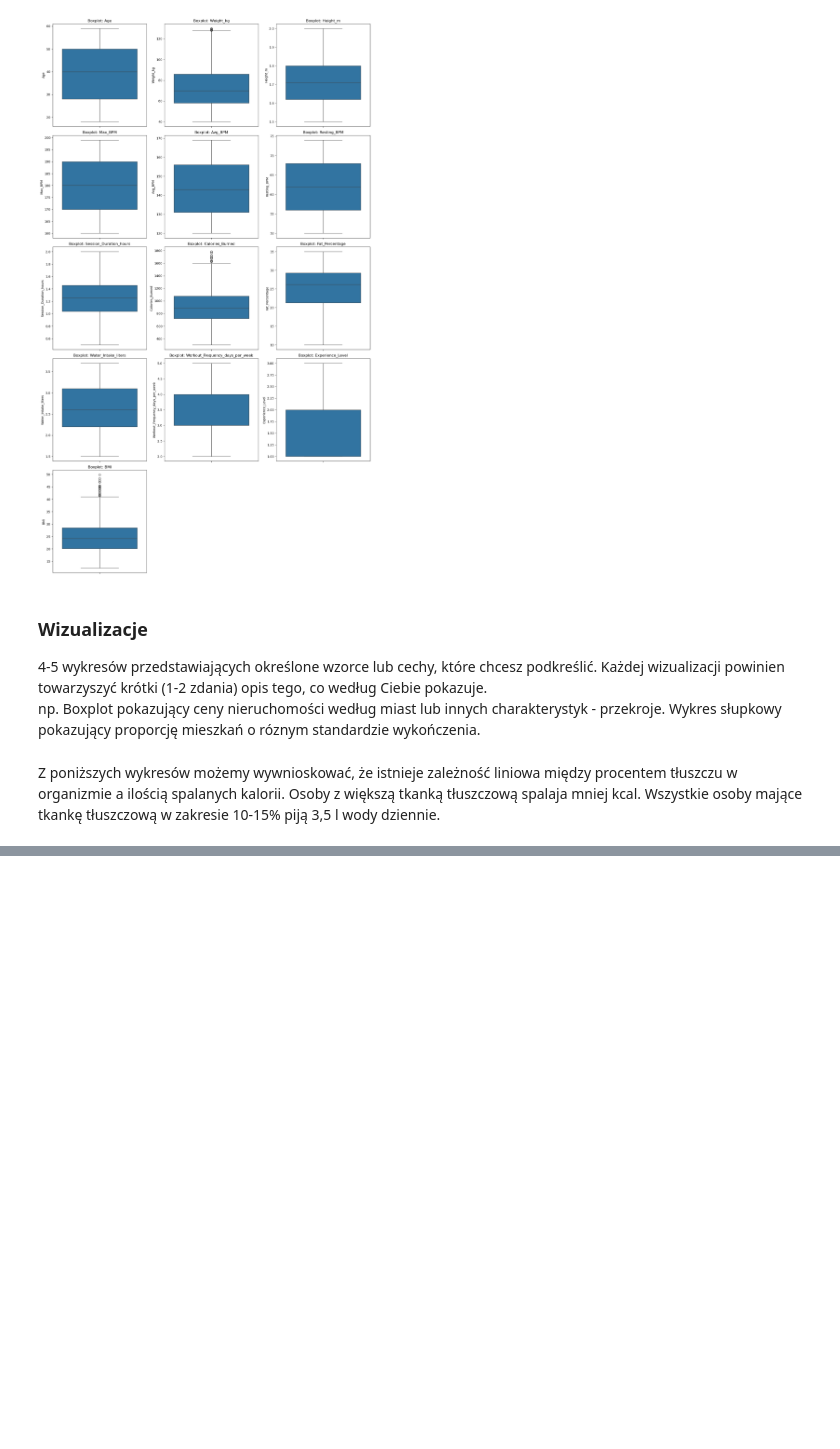
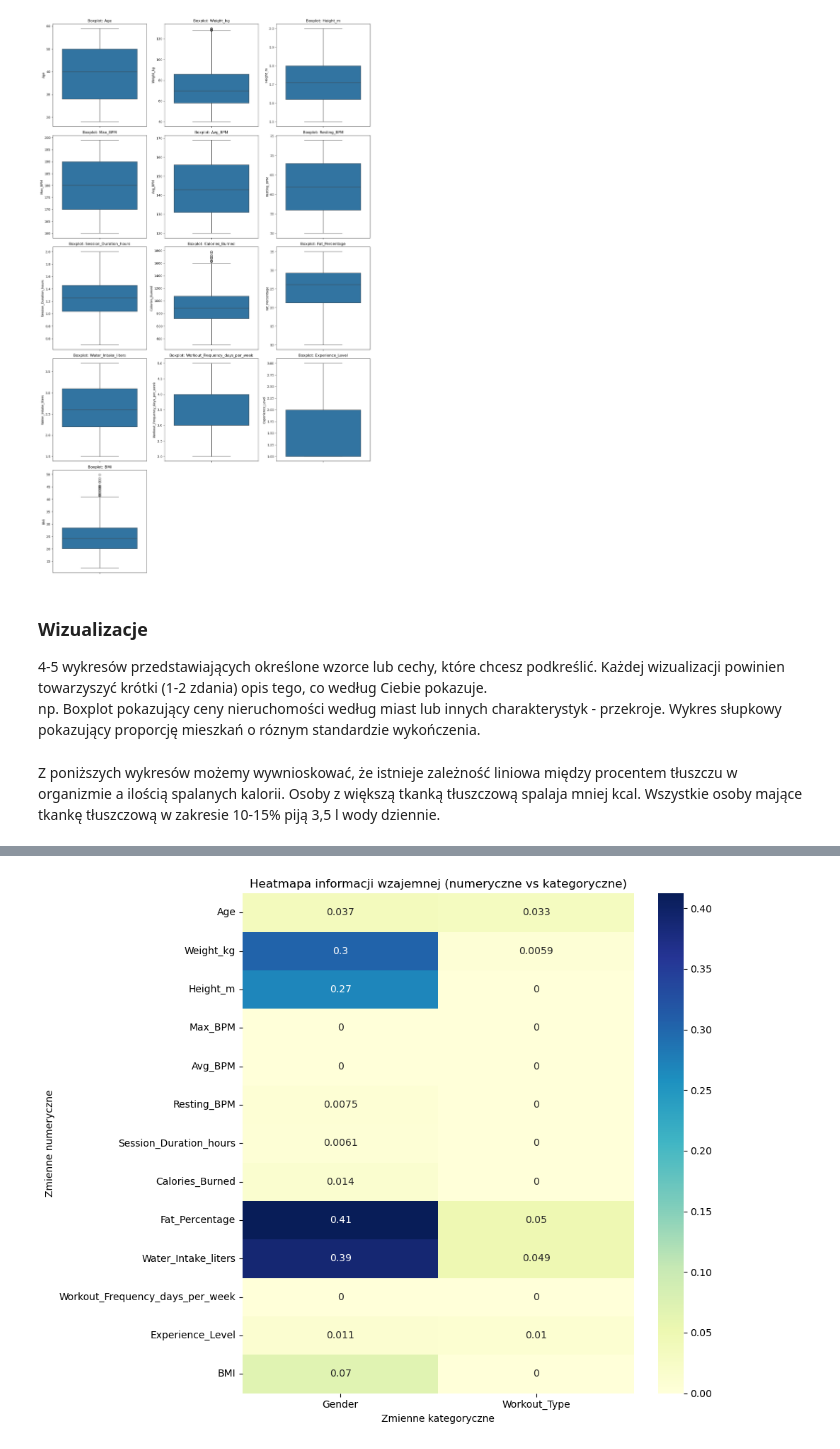
Before and after one commit to kinsitko/analiza_danych_2025_KSIT_SLES, a Jupyter notebook: analiza_project_v2.ipynb, the cells around one changed output, grey strips where cells are left out. Cells and saved outputs as stored; diff of their text form; code cells hidden in the pictures; blank space fills up the shorter version.

```diff
--- a/analiza_project_v2.ipynb
+++ b/analiza_project_v2.ipynb
@@ -582,0 +463,34 @@ BMI                                      0.044721  1.000000
+# %%
+from sklearn.feature_selection import mutual_info_classif
+
+# Funkcja do obliczania informacji wzajemnej
+def mutual_info_numeric_cat(df, target_cat_col):
+    num_cols = df.select_dtypes(include=['float64', 'int64']).columns
+    X = df[num_cols]
+    y = df[target_cat_col].astype('category').cat.codes
+    mi = mutual_info_classif(X, y, discrete_features=False, random_state=42)
+    mi_series = pd.Series(mi, index=num_cols)
+    return mi_series
+
+# Zakładamy, że df_imputed istnieje i zawiera dane
+# Zidentyfikuj zmienne kategoryczne
+cat_cols = df_imputed.select_dtypes(include=['object', 'category']).columns
+
+# Tworzymy pustą ramkę danych na macierz informacji wzajemnej
+mi_matrix = pd.DataFrame(index=df_imputed.select_dtypes(include=['float64', 'int64']).columns, columns=cat_cols)
+
+# Wypełniamy macierz
+for cat_col in cat_cols:
+    mi_scores = mutual_info_numeric_cat(df_imputed, cat_col)
+    mi_matrix[cat_col] = mi_scores
+
+# Rysujemy heatmapę
+plt.figure(figsize=(10, 8))
+sns.heatmap(mi_matrix.astype(float), annot=True, cmap="YlGnBu", vmin=0)
+plt.title("Heatmapa informacji wzajemnej (numeryczne vs kategoryczne)")
+plt.xlabel("Zmienne kategoryczne")
+plt.ylabel("Zmienne numeryczne")
+plt.tight_layout()
+plt.show()
+# %% [output]
+[figure, added]
```
Also changed, not shown: parts of 20 cells of this notebook.
